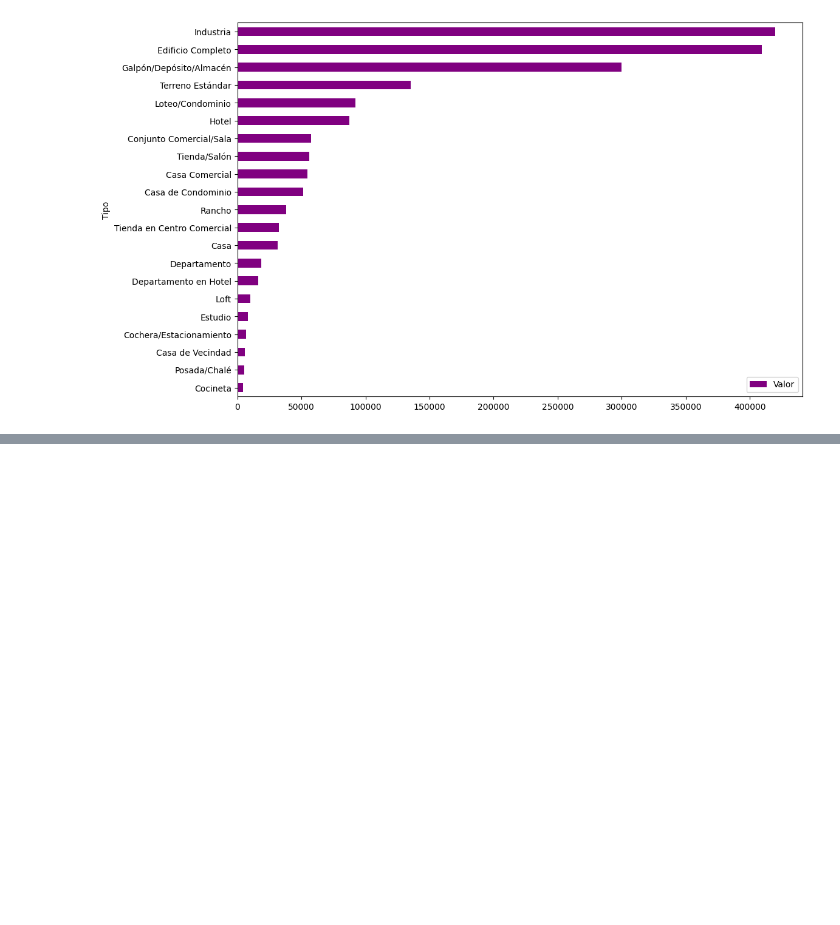
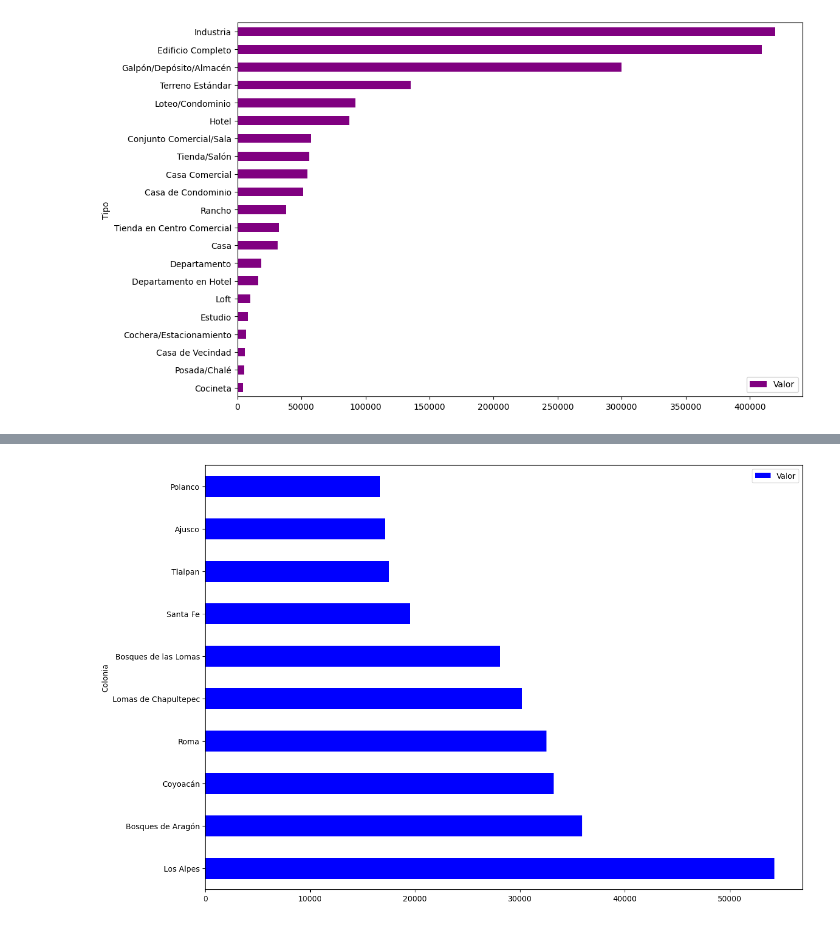
Before and after one commit to gonzalezgodoywilliam-pixel/DATA_Panda, a Jupyter notebook: inmuebles_cdmx_ALURA.ipynb, the cells around one changed output, grey strips where cells are left out. Saved outputs shown, nothing was run; the diff lists cells and outputs as text; code cells hidden in the pictures; blank space fills up the shorter version.

```diff
--- a/inmuebles_cdmx_ALURA.ipynb
+++ b/inmuebles_cdmx_ALURA.ipynb
@@ -292,0 +397,3 @@ df.groupby(['Animal', 'Color'])[['Cantidad']].sum()
+# %%
+df = df.query('Tipo == "Departamento"')
+df.head()
@@ -292,0 +440,6 @@ df.groupby(['Animal', 'Color'])[['Cantidad']].sum()
+# %%
+df_colonias = df.groupby('Colonia')[['Valor']].mean().sort_values('Valor', ascending=False).head(10)
+# %%
+df_colonias.plot(kind='barh', figsize=(14,10), color='blue');
+# %% [output]
+[figure, added]
```
Also changed, not shown: parts of 24 cells of this notebook.
